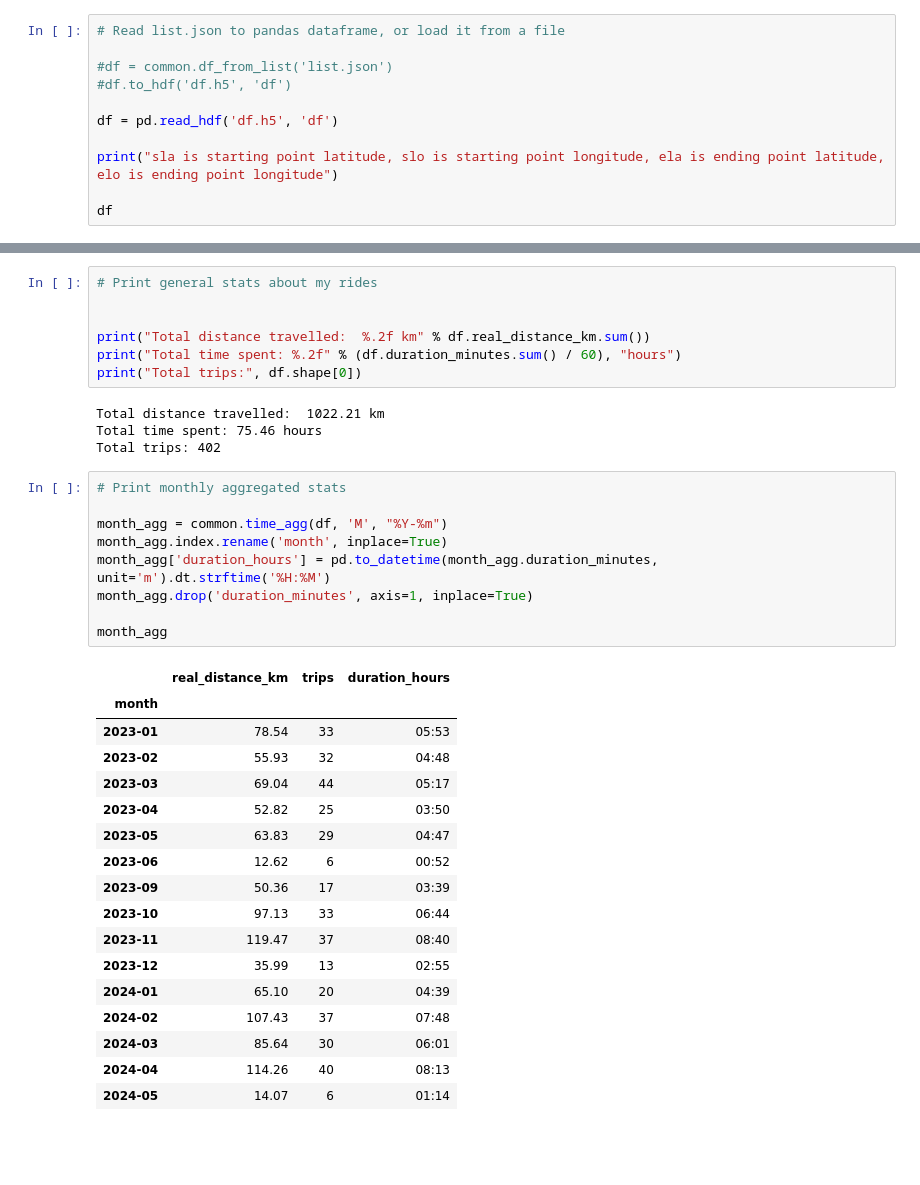
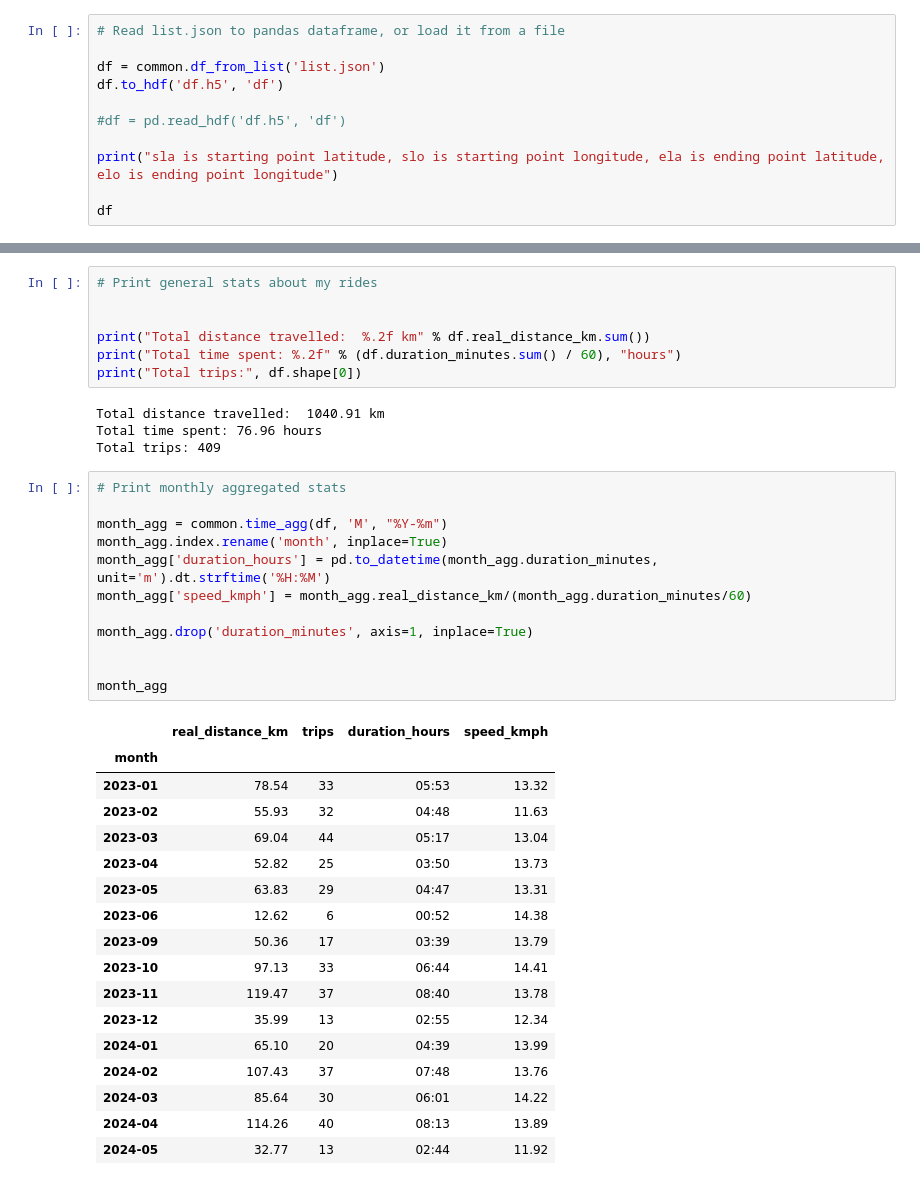
Before and after one commit to t0mk/nextbike_activity_analysis, a Jupyter notebook: analysis.ipynb, the cells around one changed output, grey strips where cells are left out. Cells and saved outputs as stored; diff of their text form; blank space fills up the shorter version.

```diff
--- a/analysis.ipynb
+++ b/analysis.ipynb
@@ -6,10 +7,10 @@ import haversine as hs
 # %%
 # Read list.json to pandas dataframe, or load it from a file
 
-#df = common.df_from_list('list.json')
-#df.to_hdf('df.h5', 'df')
+df = common.df_from_list('list.json')
+df.to_hdf('df.h5', 'df')
 
-df = pd.read_hdf('df.h5', 'df')
+#df = pd.read_hdf('df.h5', 'df')
 
 print("sla is starting point latitude, slo is starting point longitude, ela is ending point latitude, elo is ending point longitude")
 
@@ -73,36 +74,39 @@ print("Total distance travelled:  %.2f km" % df.real_distance_km.sum())
 print("Total time spent: %.2f" % (df.duration_minutes.sum() / 60), "hours")
 print("Total trips:", df.shape[0])
 # %% [output]
-Total distance travelled:  1022.21 km
-Total time spent: 75.46 hours
-Total trips: 402
+Total distance travelled:  1040.91 km
+Total time spent: 76.96 hours
+Total trips: 409
 # %%
 # Print monthly aggregated stats
 
 month_agg = common.time_agg(df, 'M', "%Y-%m")
 month_agg.index.rename('month', inplace=True)
 month_agg['duration_hours'] = pd.to_datetime(month_agg.duration_minutes, unit='m').dt.strftime('%H:%M')
+month_agg['speed_kmph'] = month_agg.real_distance_km/(month_agg.duration_minutes/60)
+
 month_agg.drop('duration_minutes', axis=1, inplace=True)
 
+
 month_agg
 # %% [output]
-|  | real_distance_km | trips | duration_hours |
-| month |  |  |  |
-| 2023-01 | 78.54 | 33 | 05:53 |
-| 2023-02 | 55.93 | 32 | 04:48 |
-| 2023-03 | 69.04 | 44 | 05:17 |
-| 2023-04 | 52.82 | 25 | 03:50 |
-| 2023-05 | 63.83 | 29 | 04:47 |
-| 2023-06 | 12.62 | 6 | 00:52 |
-| 2023-09 | 50.36 | 17 | 03:39 |
-| 2023-10 | 97.13 | 33 | 06:44 |
-| 2023-11 | 119.47 | 37 | 08:40 |
-| 2023-12 | 35.99 | 13 | 02:55 |
-| 2024-01 | 65.10 | 20 | 04:39 |
-| 2024-02 | 107.43 | 37 | 07:48 |
-| 2024-03 | 85.64 | 30 | 06:01 |
-| 2024-04 | 114.26 | 40 | 08:13 |
-| 2024-05 | 14.07 | 6 | 01:14 |
+|  | real_distance_km | trips | duration_hours | speed_kmph |
+| month |  |  |  |  |
+| 2023-01 | 78.54 | 33 | 05:53 | 13.32 |
+| 2023-02 | 55.93 | 32 | 04:48 | 11.63 |
+| 2023-03 | 69.04 | 44 | 05:17 | 13.04 |
+| 2023-04 | 52.82 | 25 | 03:50 | 13.73 |
+| 2023-05 | 63.83 | 29 | 04:47 | 13.31 |
+| 2023-06 | 12.62 | 6 | 00:52 | 14.38 |
+| 2023-09 | 50.36 | 17 | 03:39 | 13.79 |
+| 2023-10 | 97.13 | 33 | 06:44 | 14.41 |
+| 2023-11 | 119.47 | 37 | 08:40 | 13.78 |
+| 2023-12 | 35.99 | 13 | 02:55 | 12.34 |
+| 2024-01 | 65.10 | 20 | 04:39 | 13.99 |
+| 2024-02 | 107.43 | 37 | 07:48 | 13.76 |
+| 2024-03 | 85.64 | 30 | 06:01 | 14.22 |
+| 2024-04 | 114.26 | 40 | 08:13 | 13.89 |
+| 2024-05 | 32.77 | 13 | 02:44 | 11.92 |
 # %%
 # Print daily averages
 
```
Also changed, not shown: parts of 8 cells of this notebook, 3 other files.
